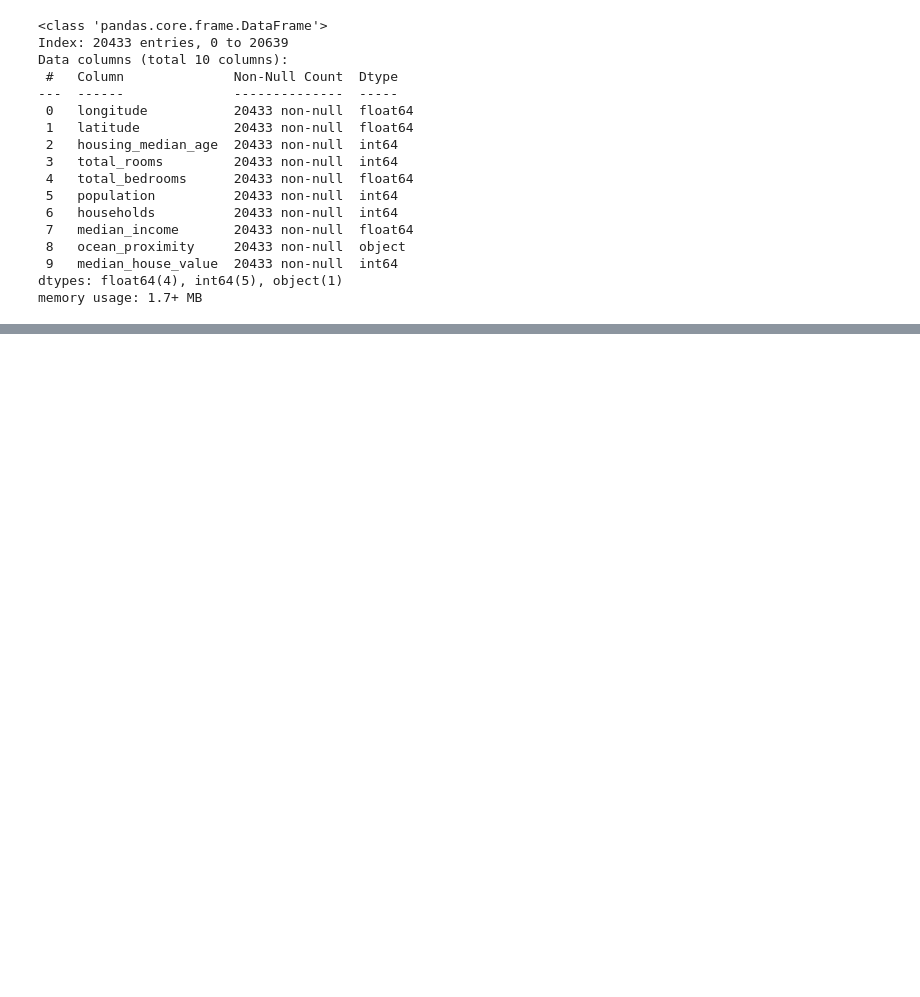
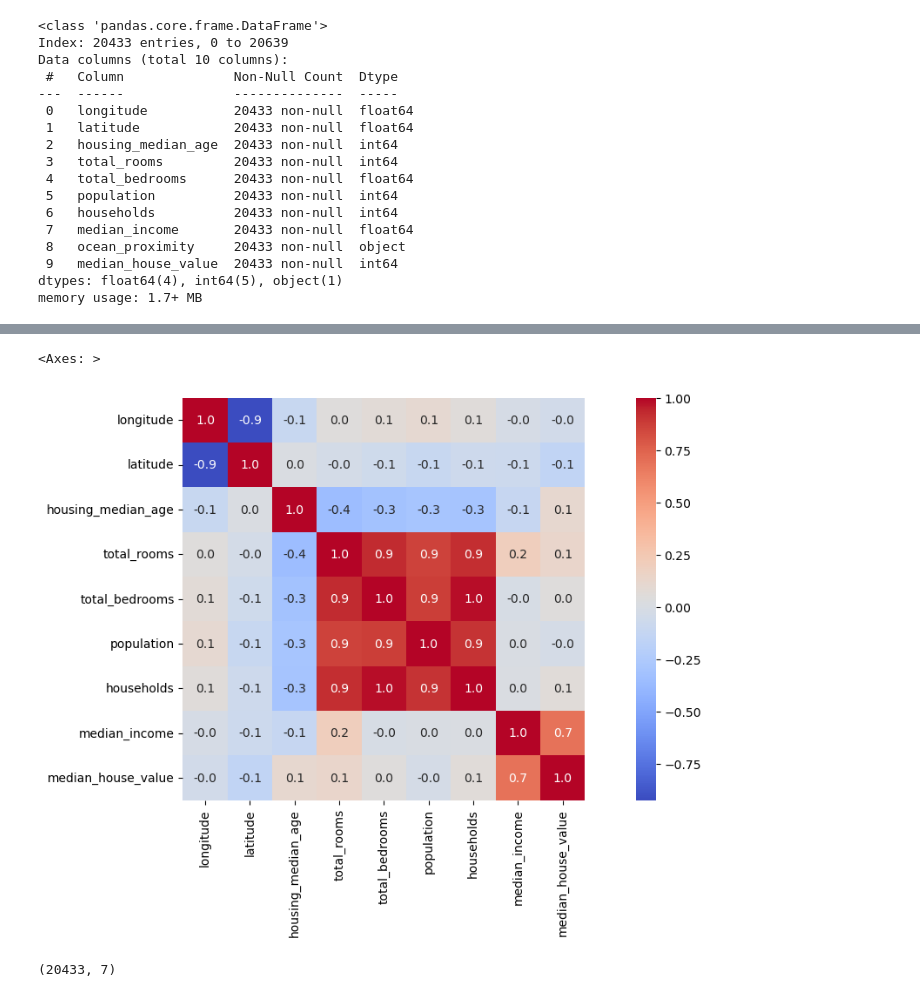
Before and after one commit to ahmedrezgui/House-Price-Prediction-Model, a Jupyter notebook: house_price_prediction.ipynb, the cells around one changed output, grey strips where cells are left out. Saved outputs shown, nothing was run; the diff lists cells and outputs as text; code cells hidden in the pictures; blank space fills up the shorter version.

Commit message:
data cleaning

```diff
--- a/house_price_prediction.ipynb
+++ b/house_price_prediction.ipynb
@@ -75,3 +75,6 @@ Data columns (total 10 columns):
  9   median_house_value  20433 non-null  int64
 dtypes: float64(4), int64(5), object(1)
 memory usage: 1.7+ MB
+# %%
+correlation=data.corr(numeric_only=True)
+correlation
@@ -77,0 +92,6 @@ memory usage: 1.7+ MB
+# %%
+plt.figure(figsize=(15,6))
+sns.heatmap(correlation,square=True, fmt='.1f',annot=True ,cmap='coolwarm')
+# %% [output]
+<Axes: >
+[figure, added]
@@ -77,0 +100,4 @@ memory usage: 1.7+ MB
+# %%
+data.shape
+# %% [output]
+(20433, 7)
```
Also changed, not shown: parts of 6 cells of this notebook.
